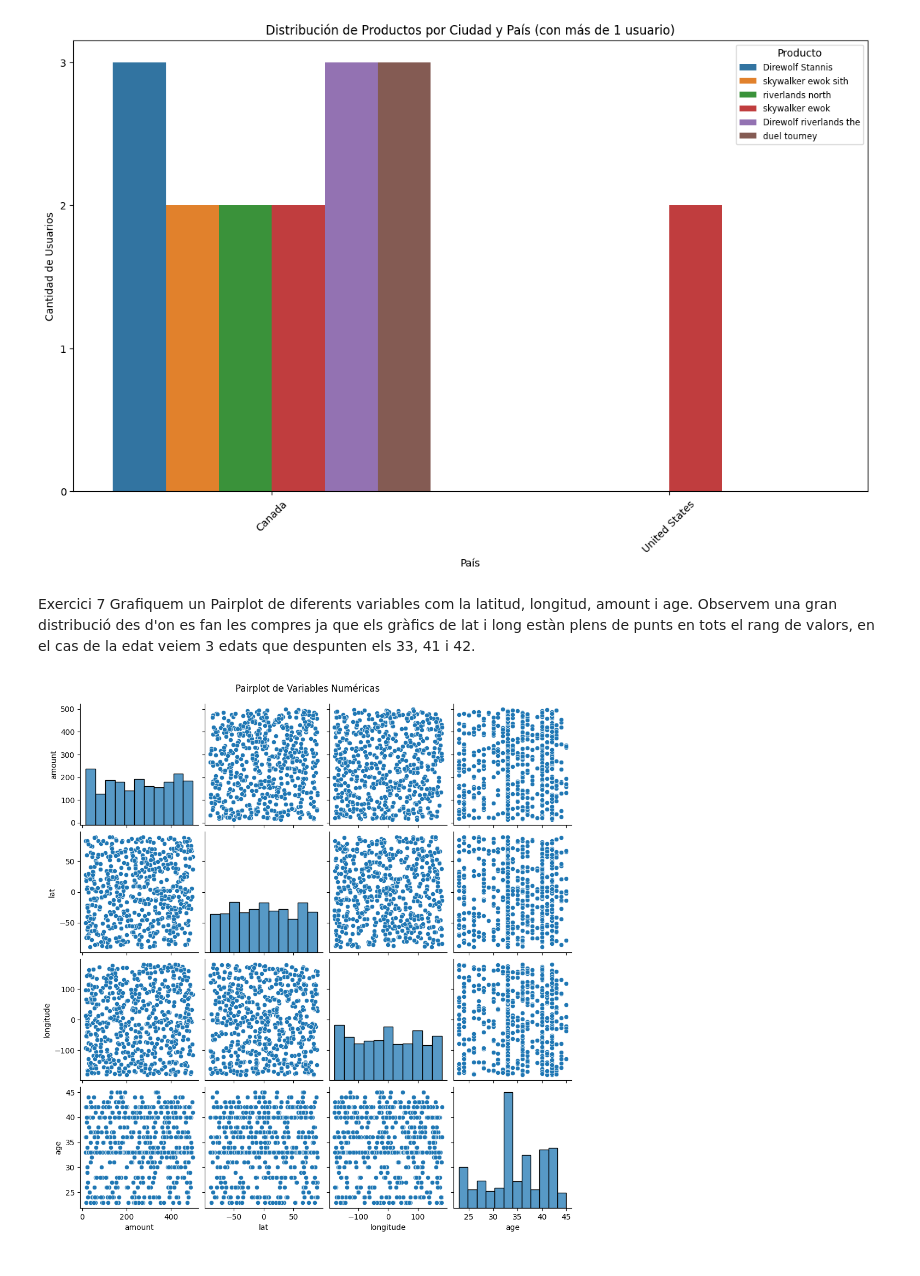
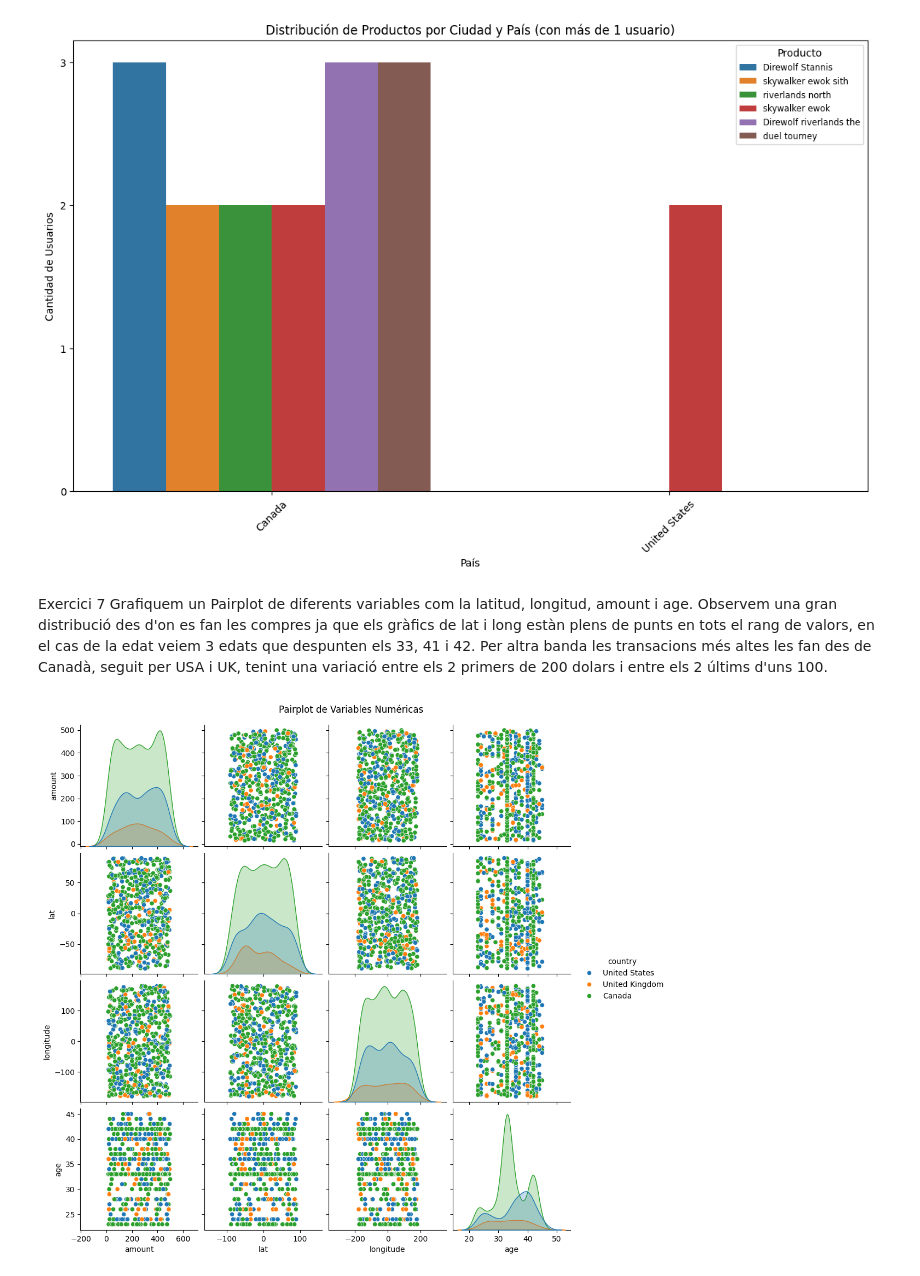
Before and after one commit to bernathid/Sprint8, a Jupyter notebook: Spr_8.ipynb, the cells around one changed output. Drawn from its saved outputs; the diff is of its cells as text; code cells hidden in the pictures.

```diff
--- a/Spr_8.ipynb
+++ b/Spr_8.ipynb
@@ -226,40 +289,50 @@ plt.show()
 # %% [output]
 [figure]
 # %% [markdown]
- Exercici 7 Grafiquem un Pairplot de diferents variables com la latitud, longitud, amount i age. Observem una gran distribució des d'on es fan les compres ja que els gràfics de lat i long estàn plens de punts en tots el rang de valors, en el cas de la edat veiem 3 edats que despunten els 33, 41 i 42.
+ Exercici 7 Grafiquem un Pairplot de diferents variables com la latitud, longitud, amount i age. Observem una gran distribució des d'on es fan les compres ja que els gràfics de lat i long estàn plens de punts en tots el rang de valors, en el cas de la edat veiem 3 edats que despunten els 33, 41 i 42. Per altra banda les transacions més altes les fan des de Canadà, seguit per USA i UK, tenint una variació entre els 2 primers de 200 dolars i entre els 2 últims d'uns 100.
 # %%
 # Exercici 7 Graficar un Pairplot.
+
+# Library
+import pyodbc
+import pandas as pd
+import matplotlib.pyplot as plt
+import seaborn as sns
 from datetime import datetime
+import warnings
 
+# Ignorar advertències
+warnings.filterwarnings('ignore')
+
+# Query
 query = """
-SELECT t.amount, t.lat, t.longitude, u.birth_date
+SELECT t.amount, t.lat, t.longitude, u.birth_date, u.country
 FROM transactions t
 JOIN users u ON t.user_id = u.id
 WHERE t.amount IS NOT NULL AND t.lat IS NOT NULL AND t.longitude IS NOT NULL
 """
 
 # Leer datos de la consulta SQL en un DataFrame de pandas
 df = pd.read_sql_query(query, cnx)
-
 
 # Convertir la columna 'birth_date' a tipo datetime
 df['birth_date'] = pd.to_datetime(df['birth_date'], errors='coerce')
 
 # Filtrar filas con fechas de nacimiento nulas
 df.dropna(subset=['birth_date'], inplace=True)
 
 # Calcular la edad
 current_year = datetime.now().year
 df['age'] = current_year - df['birth_date'].dt.year
 
 # Filtrar cualquier fila con valores nulos en las nuevas columnas
 df.dropna(inplace=True)
 
-# Crear el pairplot con seaborn
-sns.pairplot(df[['amount', 'lat', 'longitude', 'age']])
+# Crear el pairplot con seaborn, usando 'country' como la variable de color
+sns.pairplot(df[['amount', 'lat', 'longitude', 'age', 'country']], hue='country')
 plt.suptitle('Pairplot de Variables Numéricas', y=1.02)
 
 # Mostrar el gráfico
 plt.show()
 # %% [output]
-[figure, old version]
+[figure, new version]
```
Also changed, not shown: parts of 13 cells of this notebook, 1 other file.
